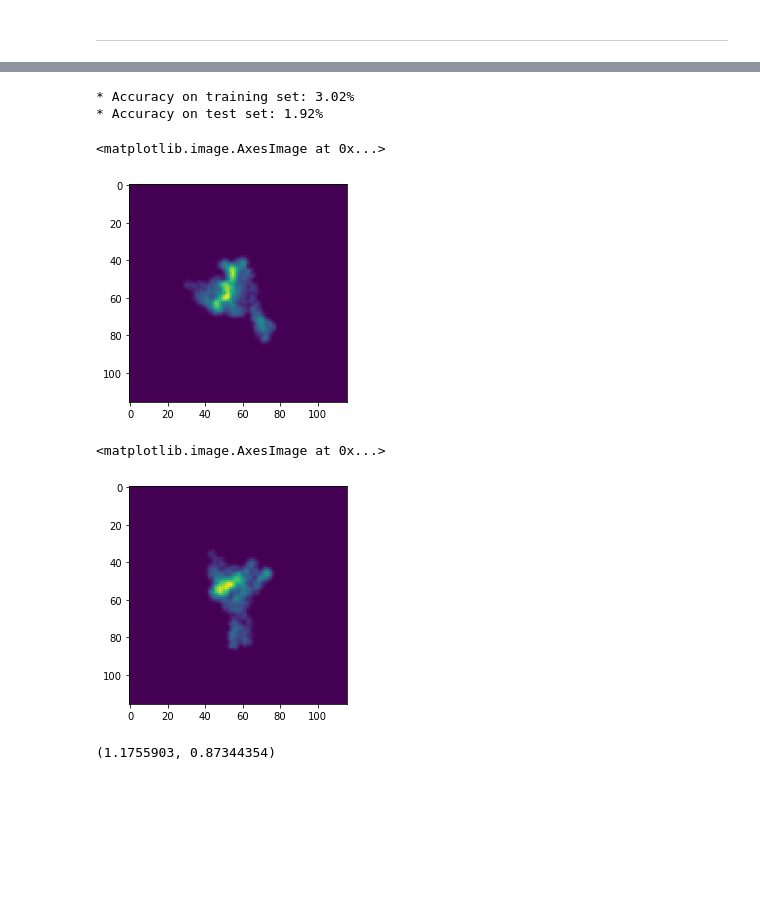
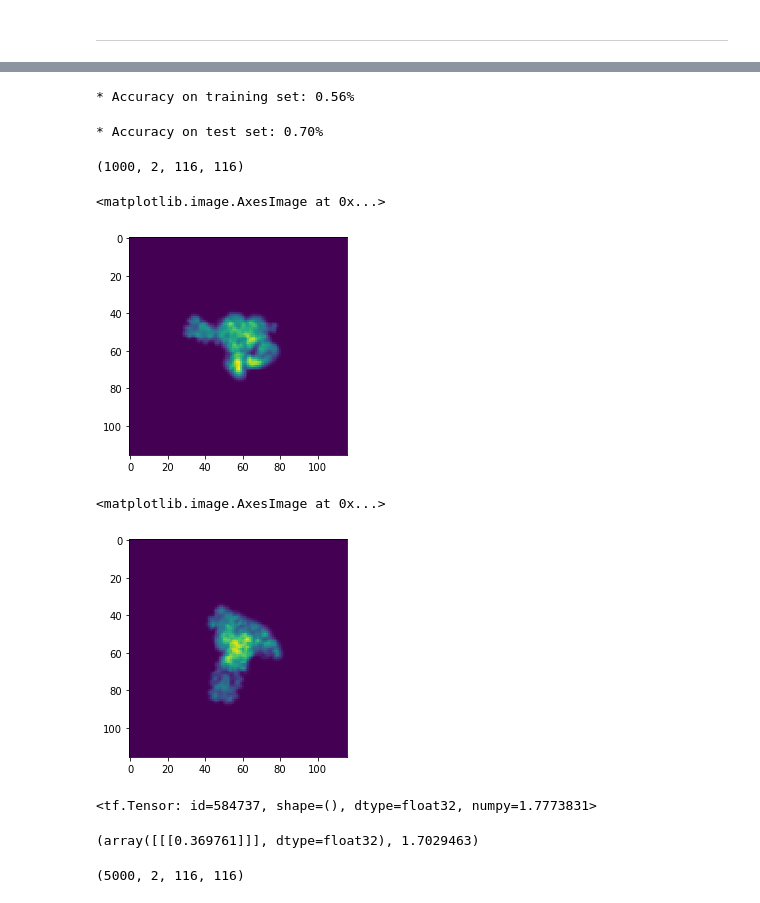
Before and after one commit to JelenaBanjac/protein-reconstruction, a Jupyter notebook: notebooks/Siamese_KERAS-protein.ipynb, the cells around one changed output, grey strips where cells are left out. Drawn from its saved outputs; the diff is of its cells as text; code cells hidden in the pictures; blank space fills up the shorter version.

```diff
--- a/notebooks/Siamese_KERAS-protein.ipynb
+++ b/notebooks/Siamese_KERAS-protein.ipynb
@@ -182 +214,8 @@ X_test, y_test = X[test_idx], y[test_idx]
+# %%
+te_pairs, te_y = create_pairs(X_test, y_test, 1000)
+te_pairs = te_pairs.reshape(list(te_pairs.shape) + [-1])
+#te_pairs = te_pairs.reshape([te_pairs.shape[0], te_pairs.shape[1], 1, te_pairs.shape[2], te_pairs.shape[3]])
+#te_y = te_y.reshape(list(te_y.shape) + [-1])
+#te_y = te_y.reshape([-1] + list(te_y.shape))
+te_y = tf.cast(te_y, dtype=tf.float32)
 # %%
@@ -190,3 +225,0 @@ tr_y = tf.cast(tr_y, dtype=tf.float32)
-# %%
-te_pairs, te_y = create_pairs(X_test, y_test, 5000)
-te_y = tf.cast(te_y, dtype=tf.float32)
@@ -251,13 +302,8 @@ Epoch 2571/10000
 <tensorflow.python.keras.callbacks.History at 0x...>
 # %%
 # compute final accuracy on training and test sets
-y_pred = model.predict([tr_pairs[:, 0], tr_pairs[:, 1]])
-tr_acc = compute_accuracy(tr_y, y_pred)
-y_pred = model.predict([te_pairs[:, 0], te_pairs[:, 1]])
-te_acc = compute_accuracy(te_y, y_pred)
-
+y_tr_pred = model.predict([tr_pairs[:, 0], tr_pairs[:, 1]])
+tr_acc = compute_accuracy(tr_y, y_tr_pred)
 print(f'* Accuracy on training set: {(100 * tr_acc):.2f}%')
-print(f'* Accuracy on test set: {(100 * te_acc):.2f}%')
 # %% [output]
-* Accuracy on training set: 3.02%
-* Accuracy on test set: 1.92%
+* Accuracy on training set: 0.56%
@@ -263,0 +312,6 @@ print(f'* Accuracy on test set: {(100 * te_acc):.2f}%')
+# %%
+y_te_pred = model.predict([te_pairs[:, 0], te_pairs[:, 1]])
+te_acc = compute_accuracy(te_y, y_te_pred)
+print(f'* Accuracy on test set: {(100 * te_acc):.2f}%')
+# %% [output]
+* Accuracy on test set: 0.70%
@@ -264,14 +320,28 @@ print(f'* Accuracy on test set: {(100 * te_acc):.2f}%')
+# %%
+te_pairs = te_pairs.reshape(list(te_pairs.shape[:-2]) +[-1])
+te_pairs.shape
+# %% [output]
+(1000, 2, 116, 116)
 # %%
-plt.imshow(te_pairs[0, 0])
+plt.imshow(te_pairs[10, 0])
 # %% [output]
 <matplotlib.image.AxesImage at 0x...>
-[figure, old version]
+[figure, new version]
 # %%
-plt.imshow(te_pairs[0, 1])
+plt.imshow(te_pairs[10, 1])
 # %% [output]
 <matplotlib.image.AxesImage at 0x...>
-[figure, old version]
+[figure, new version]
+# %%
+loss(y_te_pred[0], te_y[0].numpy())
+# %% [output]
+<tf.Tensor: id=584737, shape=(), dtype=float32, numpy=1.7773831>
 # %%
-y_pred[0][0], te_y[0].numpy()
+y_te_pred[0], te_y[0].numpy()
 # %% [output]
-(1.1755903, 0.87344354)
+(array([[[0.369761]]], dtype=float32), 1.7029463)
+# %%
+tr_pairs = tr_pairs.reshape(list(tr_pairs.shape[:-2]) +[-1])
+tr_pairs.shape
+# %% [output]
+(5000, 2, 116, 116)
```
Also changed, not shown: parts of 20 cells of this notebook, 1 other file.
